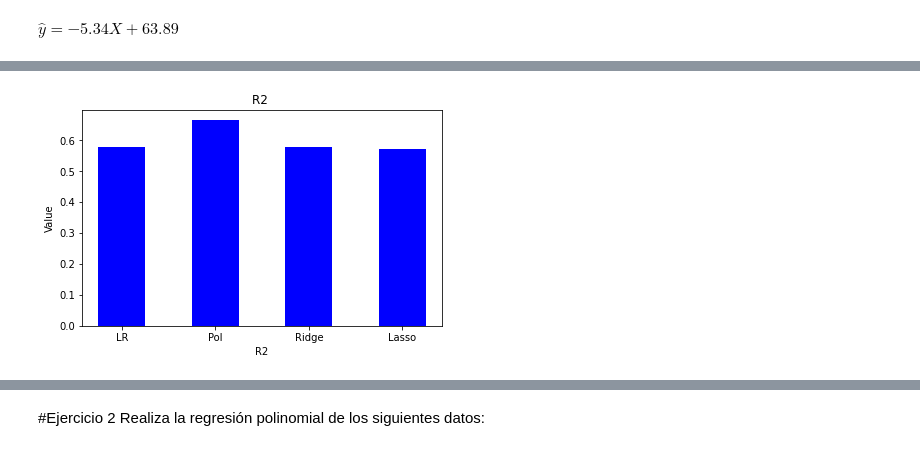
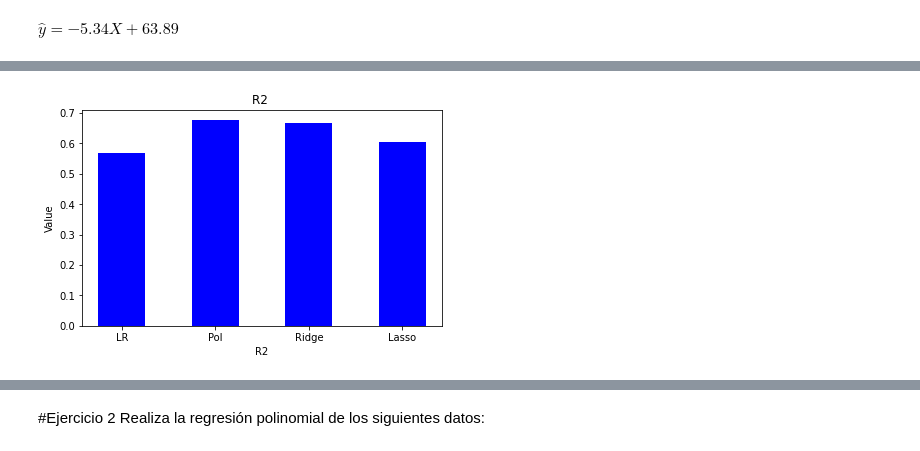
Before and after one commit to PosgradoMNA/actividades-de-aprendizaje-A01081266, a Jupyter notebook: A01081266TecMty_Regresion_lineal_polinomial.ipynb, the cells around one changed output, grey strips where cells are left out. Drawn from its saved outputs; the diff is of its cells as text; code cells hidden in the pictures.

```diff
--- a/A01081266TecMty_Regresion_lineal_polinomial.ipynb
+++ b/A01081266TecMty_Regresion_lineal_polinomial.ipynb
@@ -441,11 +449,11 @@ SST = (y_train-y_trainMean)**2
 SST=SST.sum()
 
 
-R2Poly = sklearn.metrics.r2_score(y_train, y_predTrainPoly)
+R2PolyTrain = sklearn.metrics.r2_score(y_train, y_predTrainPoly)
 print("errors on training")
 print("sum of the square of errors=", SSE)
 print("sum of the total error_", SST)
-print("R2 Error", R2Poly)
+print("R2 Error", R2PolyTrain)
 # %% [output]
 errors on training
 sum of the square of errors= 29595.147514558666
@@ -512,11 +536,11 @@ SST = (y_train-y_trainMean)**2
 SST=SST.sum()
 
 
-R2Ridge = sklearn.metrics.r2_score(y_train, y_predTrainRidge)
+R2RidgeTrain = sklearn.metrics.r2_score(y_train, y_predTrainRidge)
 print("errors on training")
 print("sum of the square of errors=", SSE)
 print("sum of the total error_", SST)
-print("R2 Error", R2Ridge)
+print("R2 Error", R2RidgeTrain)
 # %% [output]
 errors on training
 sum of the square of errors= 30338.484012460394
@@ -545,7 +569,13 @@ sum of the total error_ 20610.91208321526
 R2 Error 0.7525236269469494
 # %%
 #Lasso
+
+poly_features = PolynomialFeatures(degree=4, include_bias=False)
+X_poly = poly_features.fit_transform(X_train)
+X_polyTst = poly_features.fit_transform(X_test)
+
+
 ModeloLasso = Lasso(alpha=1)
-ModeloLasso.fit(X_train, y_train)
+ModeloLasso.fit(X_poly, y_train)
 ModeloLasso.coef_, ModeloLasso.intercept_
 # %% [output]
@@ -566,19 +597,17 @@ plt.legend(loc="upper left", fontsize=14);
 # %%
 y_trainMean = np.mean(y_train)
+y_predTrainLasso = ModeloLasso.predict(X_poly)
 
-y_predLasso = ModeloLasso.predict(X)
+SSE = (y_train-y_predTrainLasso)**2
+SSE=SSE.sum()
 
-SSE = (y-y_predLasso)**2
-SSE=sum(SSE)
-
-SST = (y-y_trainMean)**2
-SST=sum(SST)
+SST = (y_train-y_trainMean)**2
+SST=SST.sum()
 
 
-
-R2Lasso = sklearn.metrics.r2_score(y, y_predLasso)
-
+R2LassoTrain = sklearn.metrics.r2_score(y_train, y_predTrainLasso)
+print("errors on training")
 print("sum of the square of errors=", SSE)
-print("sum of the total error?", SST)
-print("R2 Error", R2Lasso)
+print("sum of the total error_", SST)
+print("R2 Error", R2LassoTrain)
 # %% [output]
@@ -634,21 +684,21 @@ plt.plot(Model,values)
 # %%
-data2 = {'LR':R2LR, 'Pol': R2Poly, 'Ridge': R2Ridge,
-        'Lasso':R2Lasso}
+data2 = {'LR':R2LRTrain, 'Pol': R2PolyTrain, 'Ridge': R2RidgeTrain,
+        'Lasso':R2LassoTrain}
 
 Model2 = list(data2.keys())
 values2 = list(data2.values())
 
 fig = plt.figure(figsize = (5, 3))
 MaeGraph = fig.add_axes([0,0,1,1])
 
 MaeGraph.bar(Model2,values2, color ='b', width =.5)
 
 plt.xlabel("R2")
 plt.ylabel("Value")
 plt.title("R2 ")
 plt.show()
 # %% [output]
-[figure, old version]
+[figure, new version]
 # %%
 plt.plot(Model2,values2)
 # %% [output]
```
Also changed, not shown: parts of 67 cells of this notebook.
